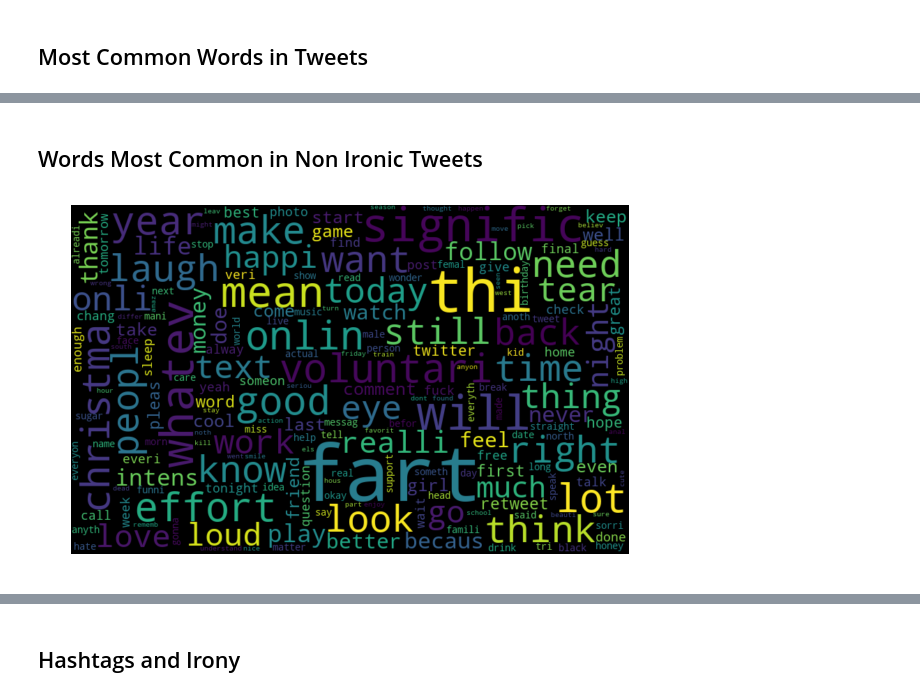
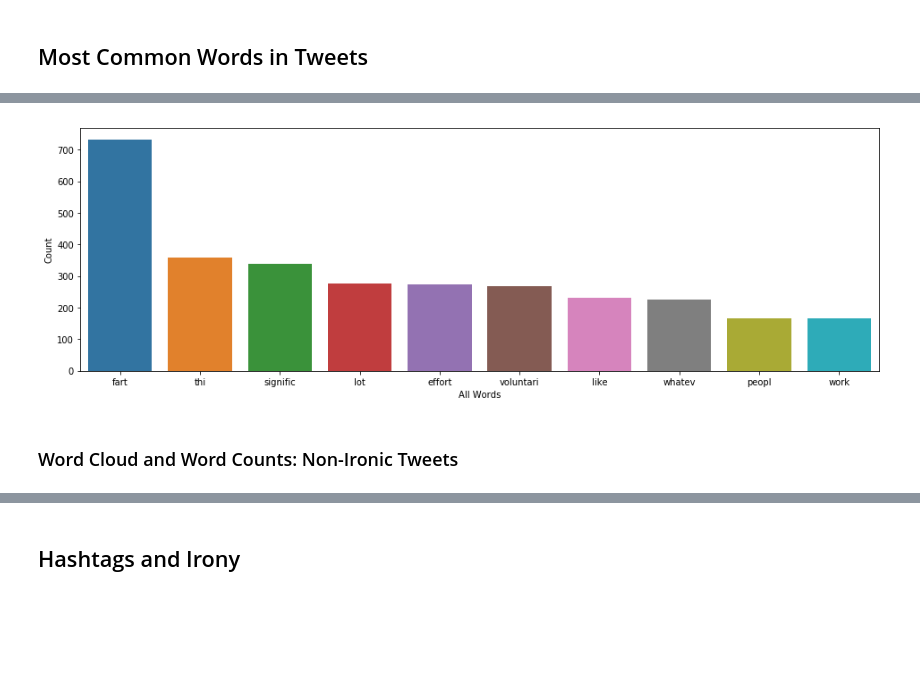
Before and after one commit to csmyth76/Detecting-Sarcasm-on-Twitter, a Jupyter notebook: semanticRel.ipynb, the cells around one changed output, grey strips where cells are left out. Cells and saved outputs as stored; diff of their text form; code cells hidden in the pictures; blank space fills up the shorter version.

```diff
--- a/semanticRel.ipynb
+++ b/semanticRel.ipynb
@@ -306,7 +513,11 @@ for i in range(len(tokenized_tweet)):
 # %%
-def word_count(str):
-    counts = dict()
-    words = str.split()
+from operator import itemgetter
+
+def sentences_to_sortedwordcount(sentence_list, drop_words_list=None):
+
+    words = sentences_to_words(sentence_list, drop_words_list)
+    counts = {}
+    words = words.split()
 
     for word in words:
         if word in counts:
@@ -314,4 +525,6 @@ def word_count(str):
         else:
             counts[word] = 1
 
-    return counts
+    sortedwords = sorted(counts.items(), key=itemgetter(1), reverse = True)
+
+    return sortedwords
@@ -351,0 +531,11 @@ sortedWords[:10]
+# %%
+def wordcount_to_bar(x_label, y_label, word_count_tuple):
+    a = dict(word_count_tuple)
+    d = pd.DataFrame({x_label: list(a.keys()),
+                      y_label: list(a.values())})
+    # selecting top 10 most frequent hashtags
+    d = d.nlargest(columns=y_label, n = 10)
+    plt.figure(figsize=(16,5))
+    ax = sns.barplot(data=d, x=x_label, y=y_label)
+    ax.set(ylabel=y_label)
+    plt.show()
@@ -352,17 +550,7 @@ sortedWords[:10]
+# %%
+wordcount_all = sentences_to_sortedwordcount(train['text'], drop_words)
+wordcount_to_bar('All Words', 'Count', wordcount_all)
+# %% [output]
+[figure, added]
 # %% [markdown]
-## Words Most Common in Non Ironic Tweets
+### Word Cloud and Word Counts: Non-Ironic Tweets
-# %%
-nonirony_words =' '.join([text for text in train['text'][train['label'] == 0]])
-nonirony_words = nonirony_words.replace('user','')
-nonirony_words = nonirony_words.replace('number','')
-wordcloud = WordCloud(width=800,
-                      height=500,
-                      random_state=21,
-                      collocations=False,
-                      max_font_size=110).generate(nonirony_words)
-plt.figure(figsize=(10, 7))
-plt.imshow(wordcloud, interpolation="bilinear")
-plt.axis('off')
-plt.show()
-# %% [output]
-[figure, removed]
```
Also changed, not shown: parts of 69 cells of this notebook.
